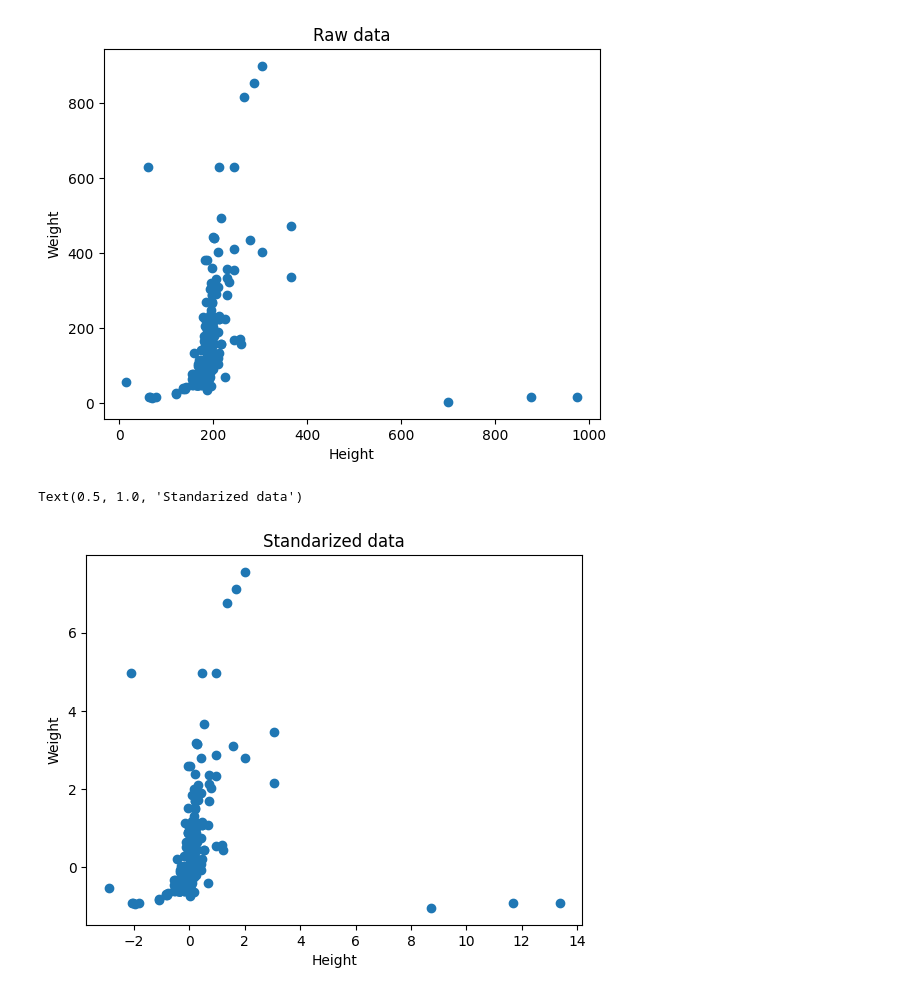
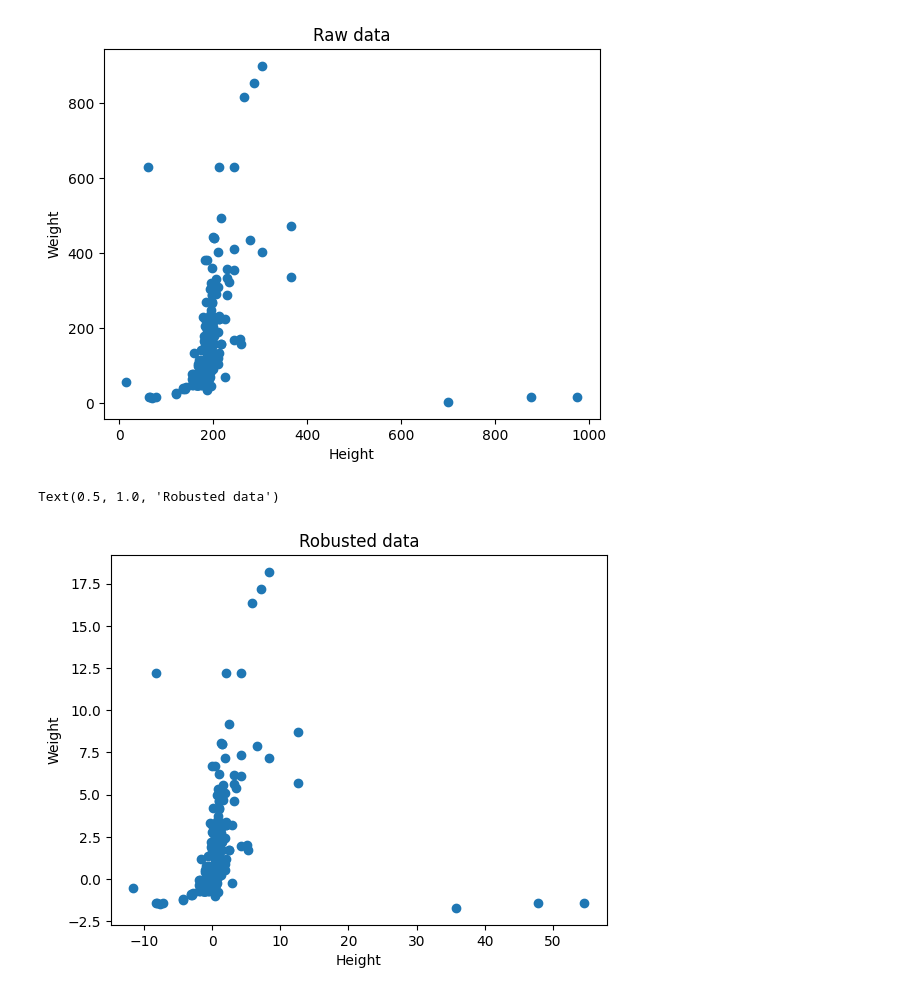
Before and after one commit to Carkules/machine_learning_intro, a Jupyter notebook: list_1/list_1.ipynb, the cells around one changed output. Drawn from its saved outputs; the diff is of its cells as text; code cells hidden in the pictures.

```diff
--- a/list_1/list_1.ipynb
+++ b/list_1/list_1.ipynb
@@ -341,14 +372,11 @@ plt.title('Raw data')
 # %% [output]
 Text(0.5, 1.0, 'Raw data')
 [figure]
-# %%
-scaler_st = StandardScaler()
-
-
-plt.scatter(sup_df_cat[sup_st_cols[0]], sup_df_cat[sup_st_cols[1]])
-plt.xlabel(sup_num_cols[0])
-plt.ylabel(sup_num_cols[1])
-plt.title('Standarized data')
-# %% [output]
-Text(0.5, 1.0, 'Standarized data')
-[figure, removed]
+# %%
+plt.scatter(sup_df_cat[sup_rb_cols[0]], sup_df_cat[sup_rb_cols[1]])
+plt.xlabel(sup_num_cols[0])
+plt.ylabel(sup_num_cols[1])
+plt.title('Robusted data')
+# %% [output]
+Text(0.5, 1.0, 'Robusted data')
+[figure, added]
```
Also changed, not shown: parts of 10 cells of this notebook, 1 other file.
